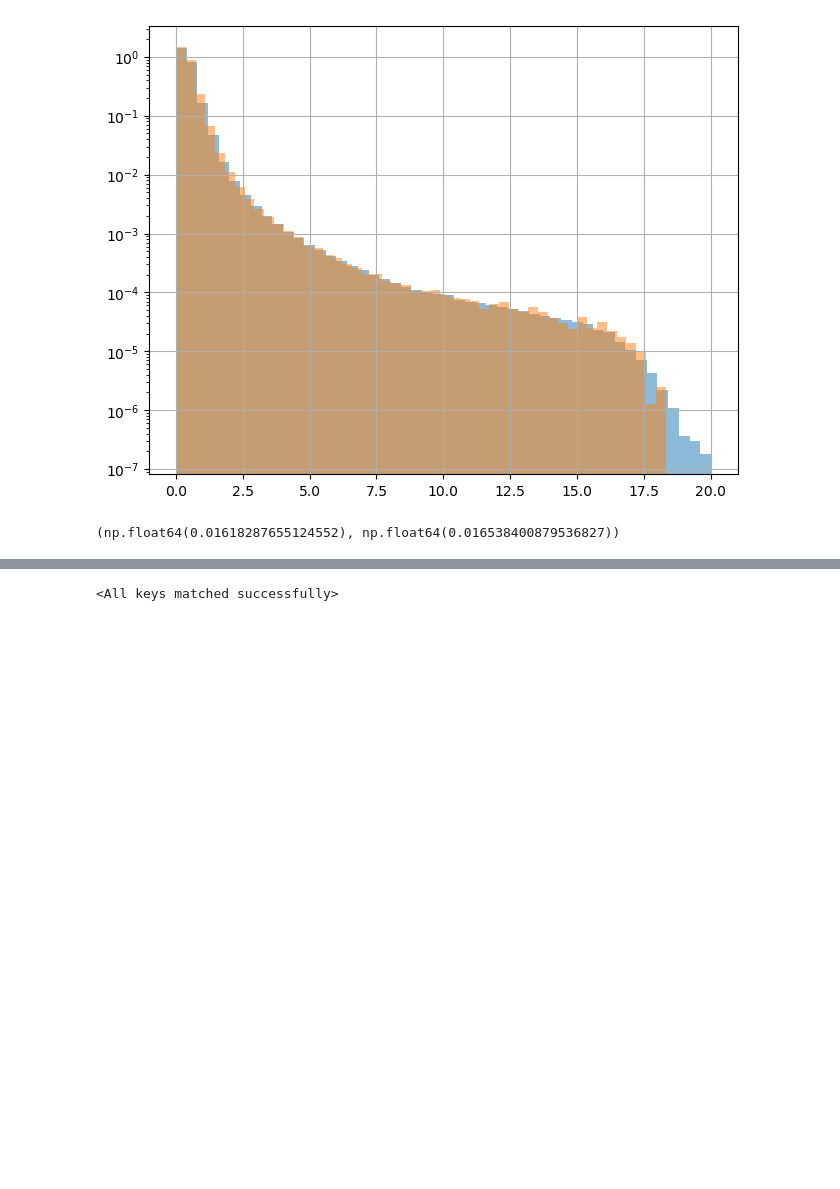
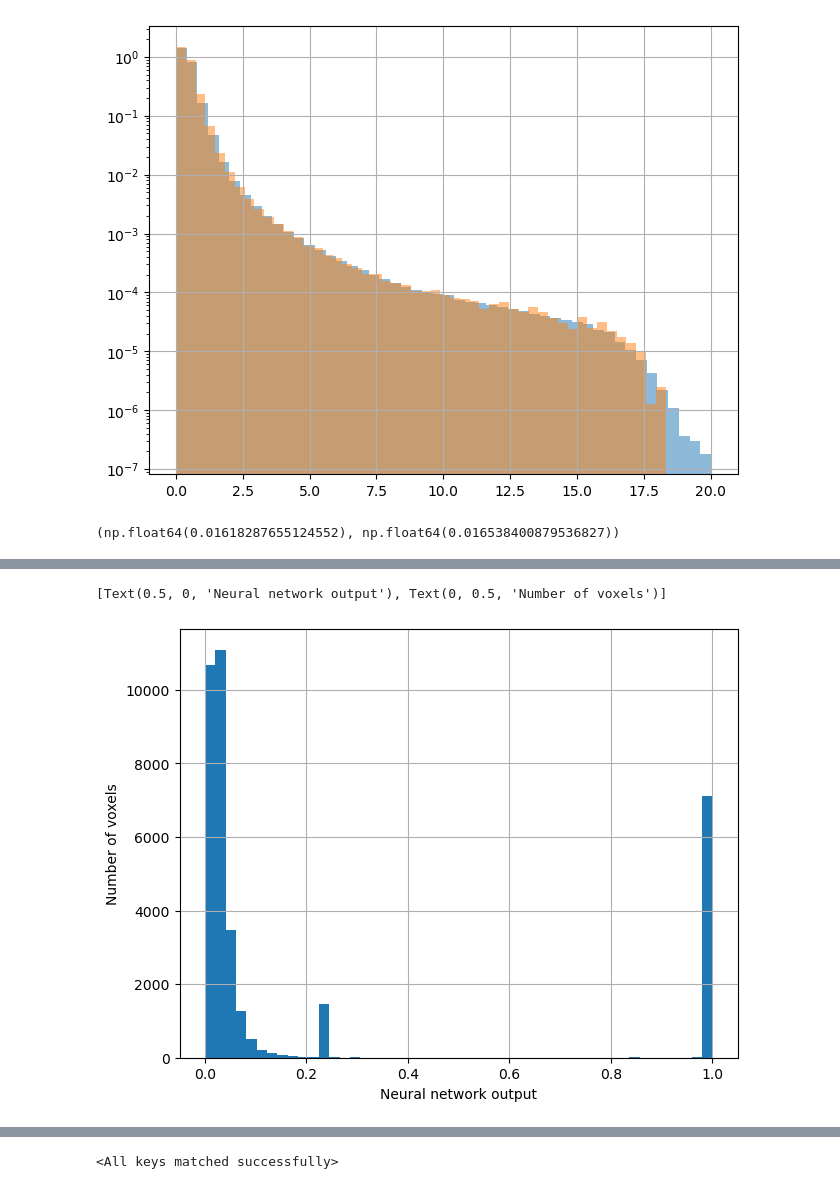
Before and after one commit to simonthor/inss-ml, a Jupyter notebook: explore.ipynb, the cells around one changed output, grey strips where cells are left out. Drawn from its saved outputs; the diff is of its cells as text; code cells hidden in the pictures; blank space fills up the shorter version.

```diff
--- a/explore.ipynb
+++ b/explore.ipynb
@@ -279,0 +452,9 @@ for epoch in range(n_epochs):  # Example training loop
+# %%
+fig, ax = plt.subplots(layout="constrained")
+
+ax.hist(sigmoid(preds_100[np.concatenate(val_truth) == 1]).cpu().numpy(), bins=np.linspace(0, 1, 50))
+ax.grid()
+ax.set(xlabel="Neural network output", ylabel="Number of voxels")
+# %% [output]
+[Text(0.5, 0, 'Neural network output'), Text(0, 0.5, 'Number of voxels')]
+[figure, added]
```
Also changed, not shown: parts of 45 cells of this notebook.
